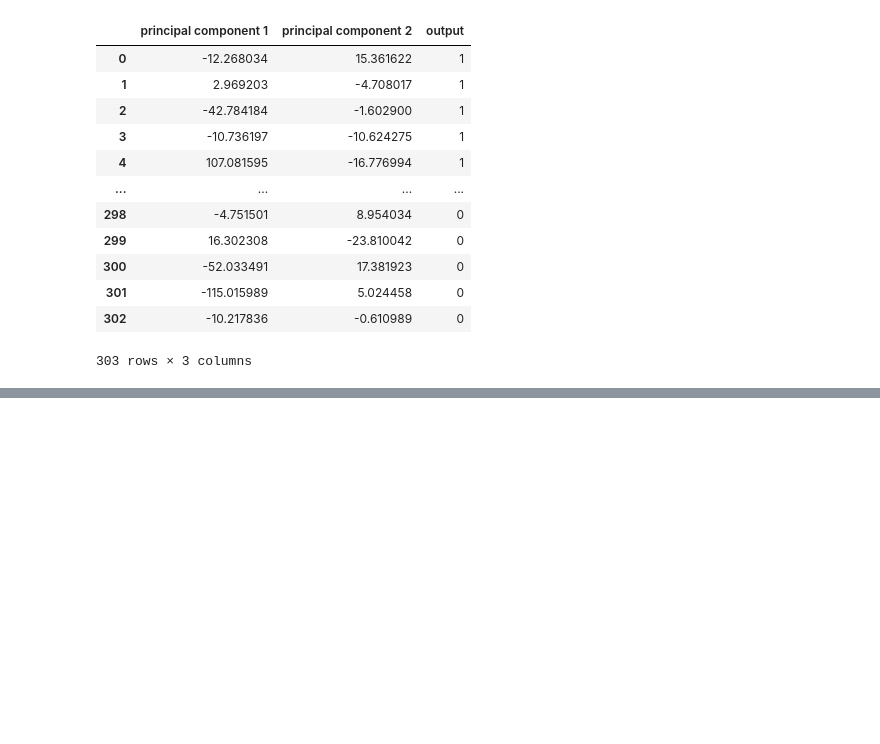
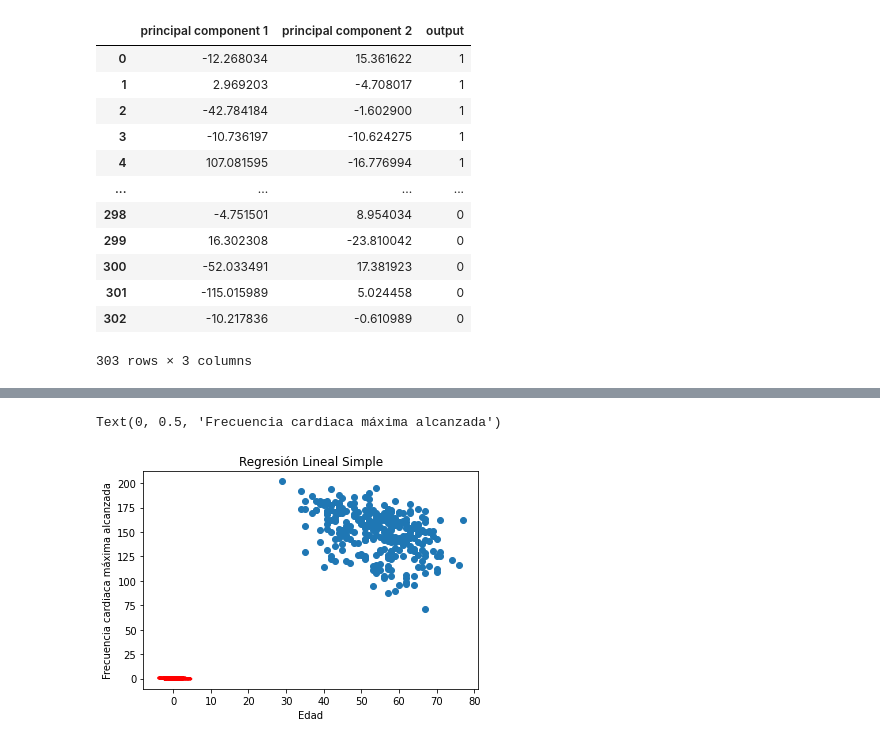
Before and after one commit to FelipeGualdron/Programacion, a Jupyter notebook: Proyecto_final_programacion.ipynb, the cells around one changed output, grey strips where cells are left out. Drawn from its saved outputs; the diff is of its cells as text; code cells hidden in the pictures; blank space fills up the shorter version.

Commit message:
Modelos de caracterización supervisada: regresión lineal simple y múltiple

```diff
--- a/Proyecto_final_programacion.ipynb
+++ b/Proyecto_final_programacion.ipynb
@@ -300,0 +344,19 @@ finalDf
+# %%
+# Seleccionar X y Y en base de datos
+x = boston.age[:,  np.newaxis, ]
+y = boston.thalachh
+# %%
+# Modelo de regresión lineal
+LR = linear_model.LinearRegression()
+LR.fit(X_train,y_train)
+Y_pred = LR.predict(X_test)
+# %%
+# Grafica de regresión lineal simple de la edad con respecto a la frecuencia máxima alcanzada
+plt.scatter(x,y)
+plt.plot(X_test,Y_pred,color='red',linewidth=3)
+plt.title('Regresión Lineal Simple')
+plt.xlabel('Edad')
+plt.ylabel('Frecuencia cardiaca máxima alcanzada')
+# %% [output]
+Text(0, 0.5, 'Frecuencia cardiaca máxima alcanzada')
+[figure, added]
```
Also changed, not shown: parts of 8 cells of this notebook.
